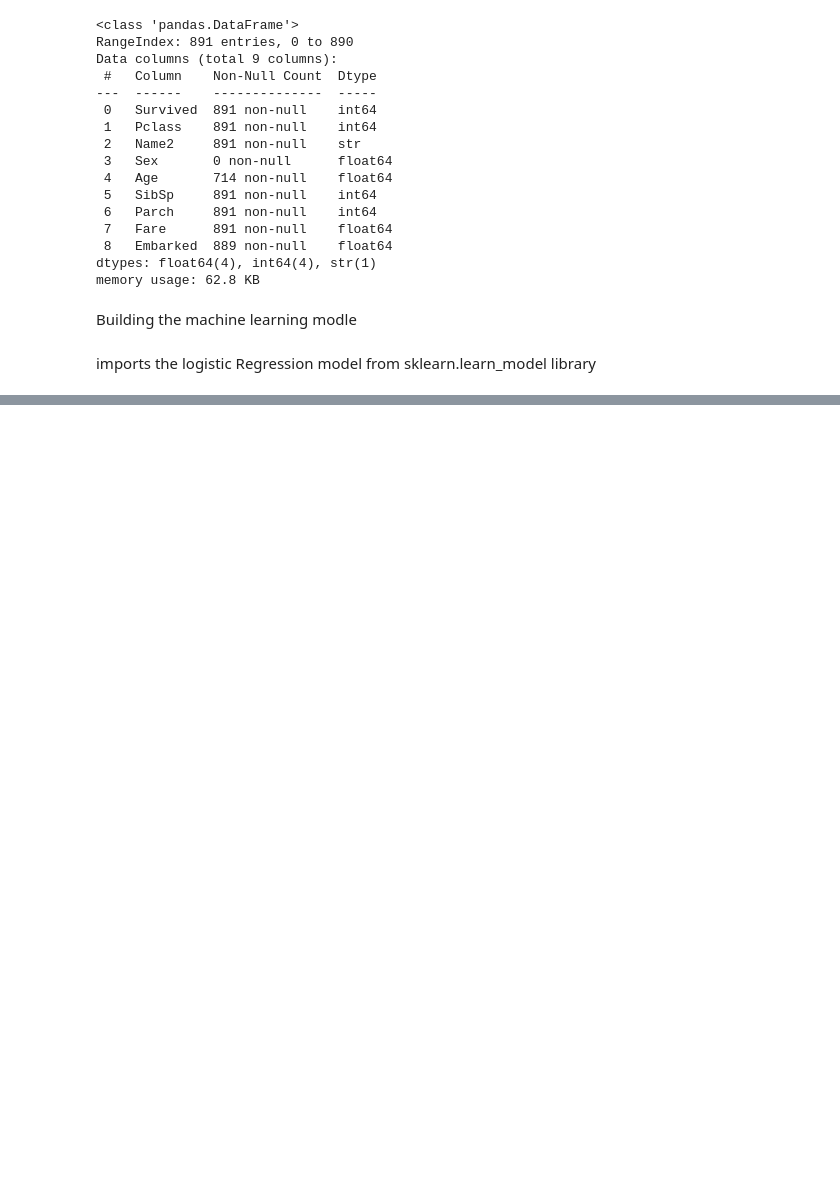
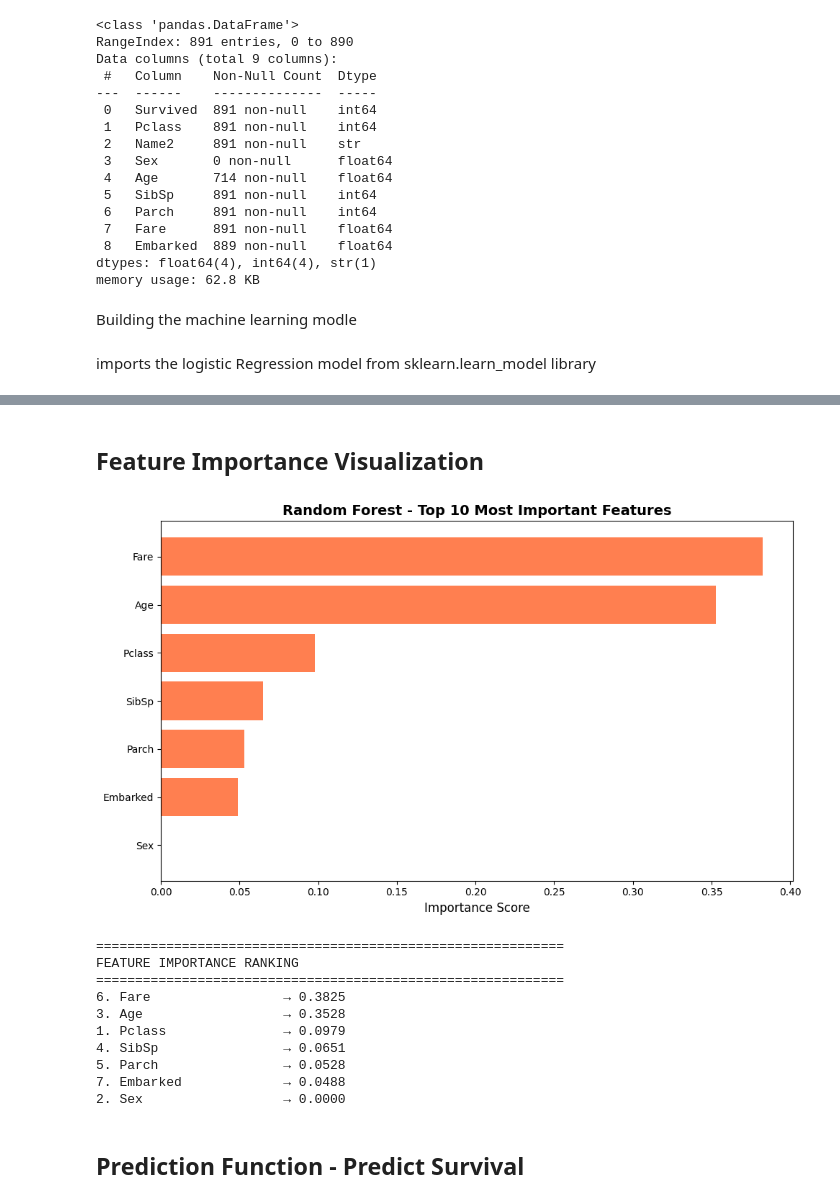
Before and after one commit to MALLAMPOLAIAHGANESH/CODSOFT-, a Jupyter notebook: titanic_prediction.ipynb, the cells around one changed output, grey strips where cells are left out. Drawn from its saved outputs; the diff is of its cells as text; code cells hidden in the pictures; blank space fills up the shorter version.

```diff
--- a/titanic_prediction.ipynb
+++ b/titanic_prediction.ipynb
@@ -333,0 +447,30 @@ plt.show()
+# %% [markdown]
+## Feature Importance Visualization
+# %%
+fig, ax = plt.subplots(figsize=(10, 6))
+ax.barh(feature_importance_rf['Feature'], feature_importance_rf['Importance'], color='coral')
+ax.set_xlabel('Importance Score', fontsize=12)
+ax.set_title('Random Forest - Top 10 Most Important Features', fontsize=14, fontweight='bold')
+ax.invert_yaxis()
+plt.tight_layout()
+plt.show()
+
+print("\n" + "="*60)
+print("FEATURE IMPORTANCE RANKING")
+print("="*60)
+for idx, row in feature_importance_rf.iterrows():
+    print(f"{idx+1}. {row['Feature']:20s} → {row['Importance']:.4f}")
+# %% [output]
+[figure, added]
+============================================================
+FEATURE IMPORTANCE RANKING
+============================================================
+6. Fare                 → 0.3825
+3. Age                  → 0.3528
+1. Pclass               → 0.0979
+4. SibSp                → 0.0651
+5. Parch                → 0.0528
+7. Embarked             → 0.0488
+2. Sex                  → 0.0000
+# %% [markdown]
+## Prediction Function - Predict Survival
```
Also changed, not shown: parts of 17 cells of this notebook, 3 other files.
